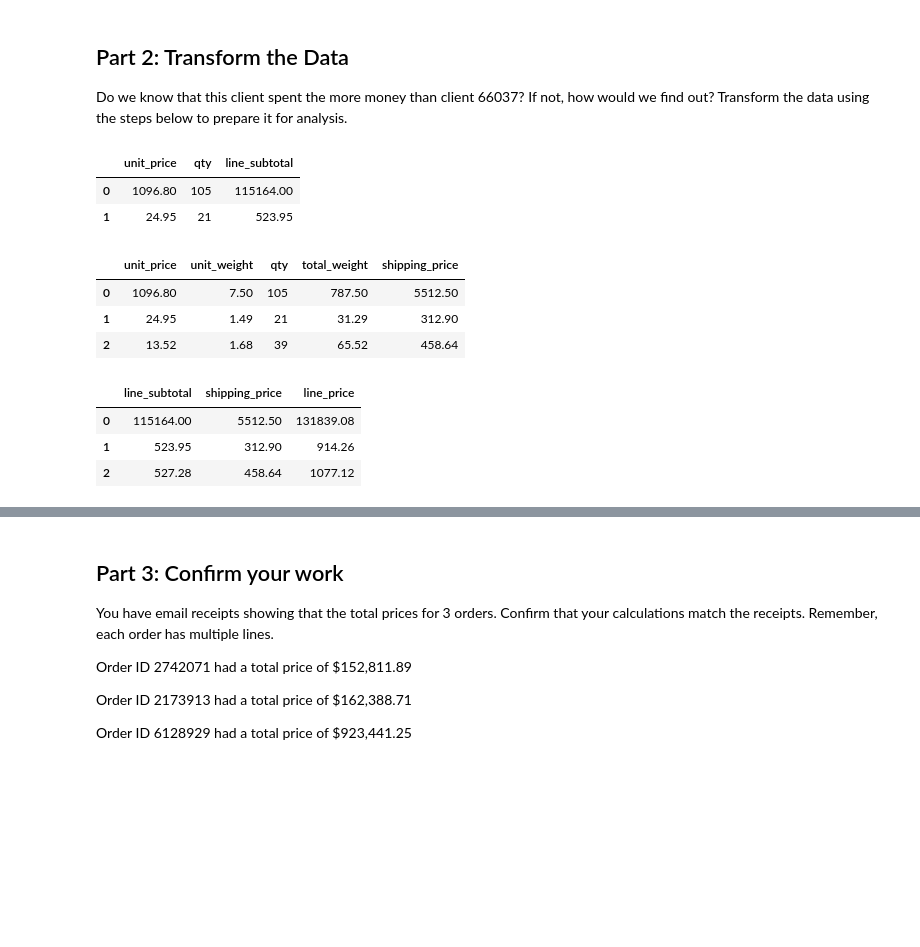
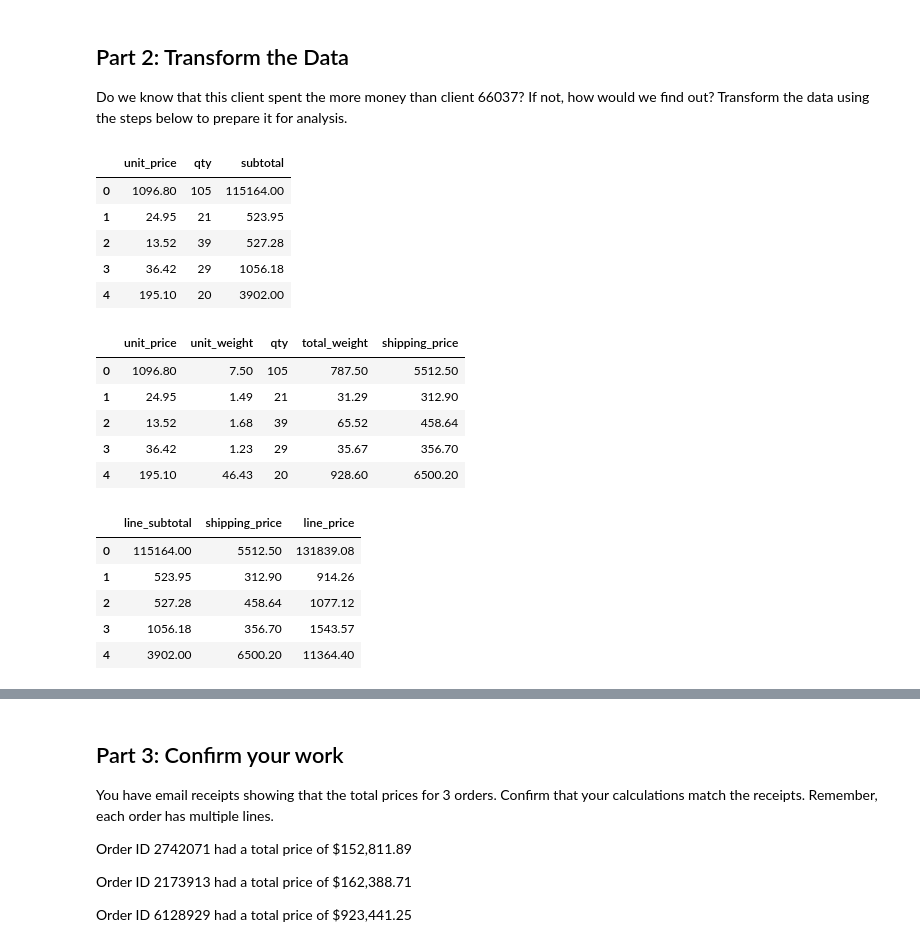
Before and after one commit to JCamp-12/pandas-challenge-1, a Jupyter notebook: module_4_challenge.ipynb, the cells around one changed output, grey strips where cells are left out. Drawn from its saved outputs; the diff is of its cells as text; code cells hidden in the pictures; blank space fills up the shorter version.

```diff
--- a/module_4_challenge.ipynb
+++ b/module_4_challenge.ipynb
@@ -113,30 +117,56 @@ Do we know that this client spent the more money than client 66037? If not, how
 # %%
 # Create a column that calculates the
 # subtotal for each line using the unit_price
 # and the qty
+df['subtotal'] = df['unit_price'] * df['qty']
+df[['unit_price', 'qty', 'subtotal']].head()
 # %% [output]
-|  | unit_price | qty | line_subtotal |
+|  | unit_price | qty | subtotal |
 | 0 | 1096.80 | 105 | 115164.00 |
 | 1 | 24.95 | 21 | 523.95 |
+| 2 | 13.52 | 39 | 527.28 |
+| 3 | 36.42 | 29 | 1056.18 |
+| 4 | 195.10 | 20 | 3902.00 |
 # %%
 # Create a column for shipping price.
 # Assume a shipping price of $7 per pound
 # for orders over 50 pounds and $10 per
 # pound for items 50 pounds or under.
+
+def shipping_price(weight):
+    if weight > 50:
+        return round(weight * 7, 2)
+    else:
+        return round(weight * 10, 2)
+
+df['total_weight'] = df['unit_weight'] * df['qty']
+# df
+df['shipping_price'] = df['total_weight'].apply(shipping_price)
+
+df[['unit_price', 'unit_weight', 'qty', 'total_weight', 'shipping_price']].head()
 # %% [output]
 |  | unit_price | unit_weight | qty | total_weight | shipping_price |
 | 0 | 1096.80 | 7.50 | 105 | 787.50 | 5512.50 |
 | 1 | 24.95 | 1.49 | 21 | 31.29 | 312.90 |
 | 2 | 13.52 | 1.68 | 39 | 65.52 | 458.64 |
+| 3 | 36.42 | 1.23 | 29 | 35.67 | 356.70 |
+| 4 | 195.10 | 46.43 | 20 | 928.60 | 6500.20 |
 # %%
 # Create a column for the total price
 # using the subtotal and the shipping price
 # along with a sales tax of 9.25%
+
+df['line_subtotal'] = df['qty'] * df['unit_price']
+df['line_price'] = round((df['line_subtotal'] + df['shipping_price']) * 1.0925, 2)
+
+df[['line_subtotal', 'shipping_price', 'line_price']].head()
 # %% [output]
 |  | line_subtotal | shipping_price | line_price |
 | 0 | 115164.00 | 5512.50 | 131839.08 |
 | 1 | 523.95 | 312.90 | 914.26 |
 | 2 | 527.28 | 458.64 | 1077.12 |
+| 3 | 1056.18 | 356.70 | 1543.57 |
+| 4 | 3902.00 | 6500.20 | 11364.40 |
 # %%
 # Create a column for the cost
 # of each line using unit cost, qty, and
```
Also changed, not shown: parts of 4 cells of this notebook.
